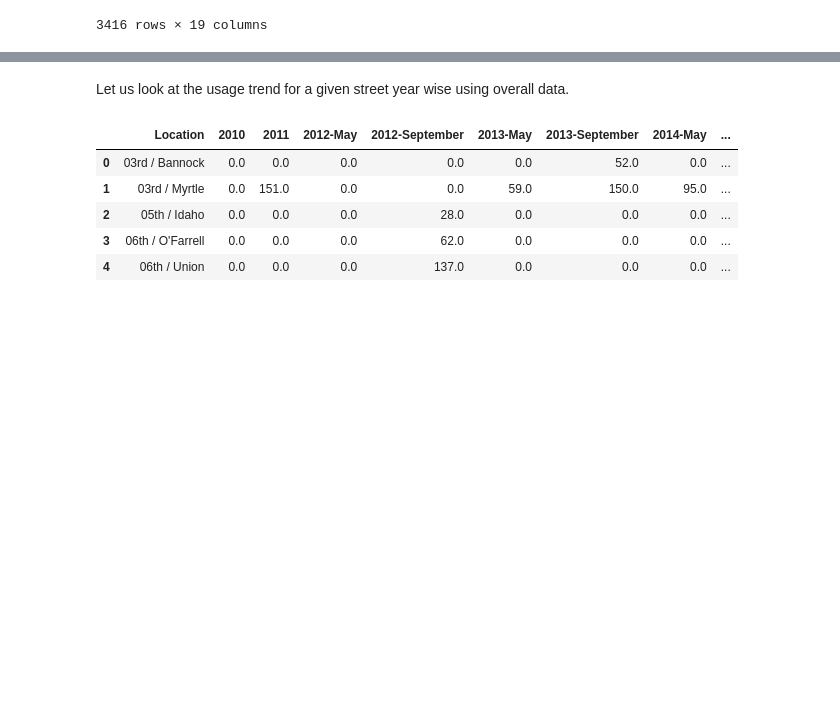
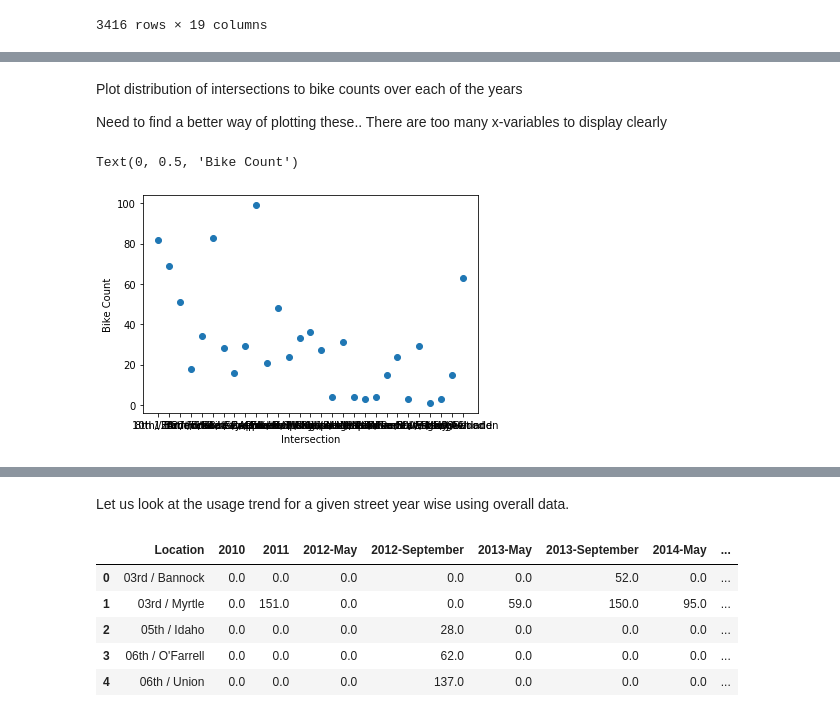
Before and after one commit to mikestefancic/TVCA, a Jupyter notebook: tvca-explore.ipynb, the cells around one changed output, grey strips where cells are left out. Saved outputs shown, nothing was run; the diff lists cells and outputs as text; code cells hidden in the pictures; blank space fills up the shorter version.

```diff
--- a/tvca-explore.ipynb
+++ b/tvca-explore.ipynb
@@ -126,0 +142,2 @@ data_2007.head()
+# %%
+data_2007.drop(data_2007.tail(3).index, inplace=True)
@@ -126,0 +146,3 @@ data_2007.head()
+# %%
+data_2007_trimmed = data_2007[['Location', 'Date', 'Time', 'Total']]
+data_2007_trimmed.head()
@@ -331,0 +775,11 @@ To retain the current behavior and silence the warning, pass 'sort=True'.
+# %% [markdown]
+Plot distribution of intersections to bike counts over each of the years
+
+Need to find a better way of plotting these.. There are too many x-variables to display clearly
+# %%
+plt.scatter(data_2007_trimmed['Location'], data_2007_trimmed['Total'])
+plt.xlabel('Intersection')
+plt.ylabel('Bike Count')
+# %% [output]
+Text(0, 0.5, 'Bike Count')
+[figure, added]
```
Also changed, not shown: parts of 107 cells of this notebook.
